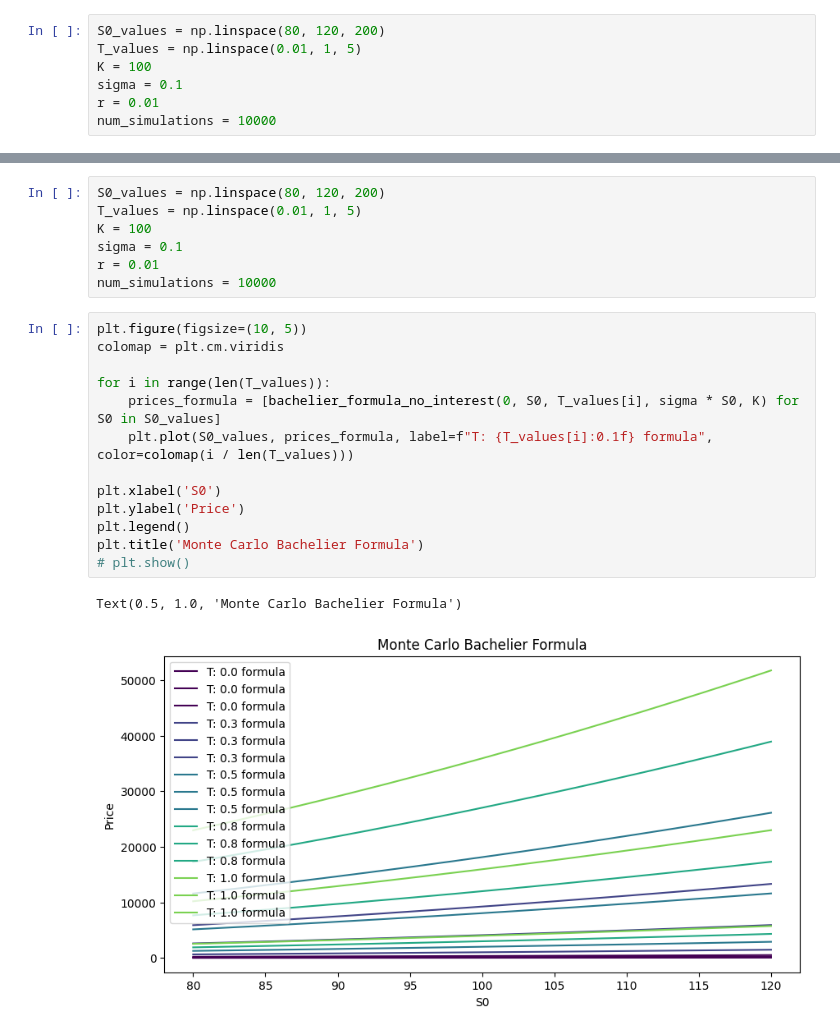
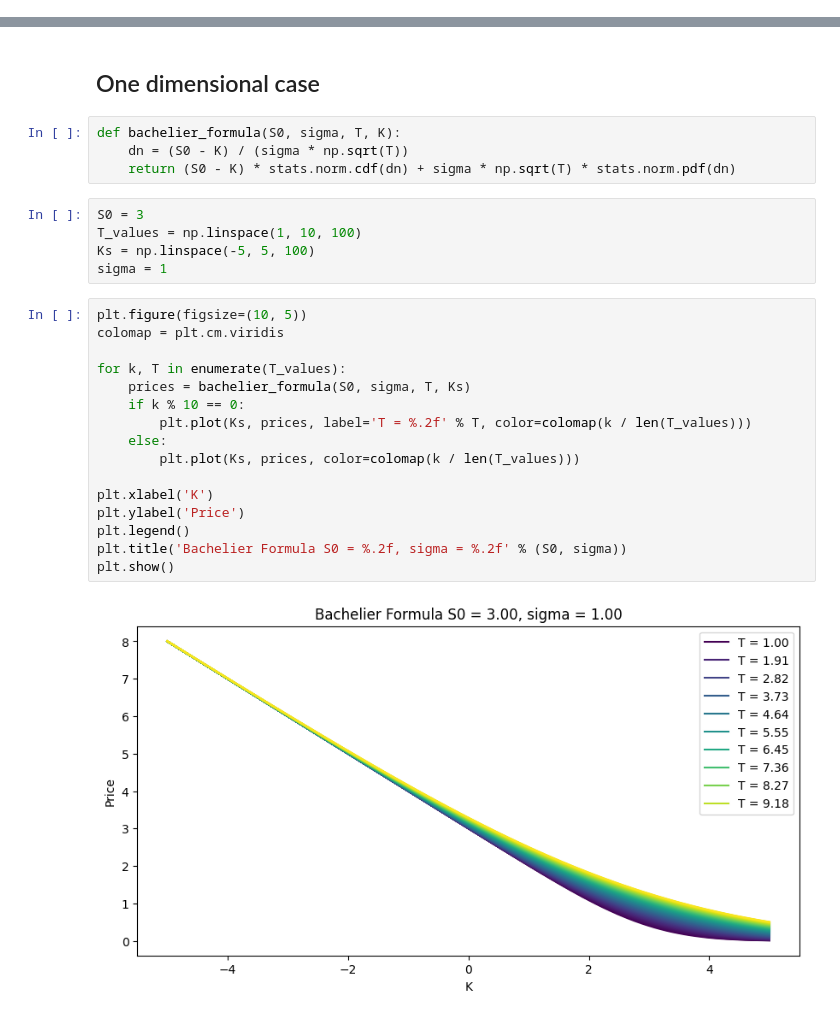
Before and after one commit to antoine311200/BSDE-tensor-networks, a Jupyter notebook: simulation.ipynb, the cells around one changed output, grey strips where cells are left out. Cells and saved outputs as stored; diff of their text form.

Commit message:
Basket and Bachelier (formule + monte carlo))

```diff
--- a/simulation.ipynb
+++ b/simulation.ipynb
@@ -35,7 +5,0 @@ def monte_carlo_bachelier(S0, T, sigma, K, N):
-# %%
-S0_values = np.linspace(80, 120, 200)
-T_values = np.linspace(0.01, 1, 5)
-K = 100
-sigma = 0.1
-r = 0.01
-num_simulations = 10000
@@ -70,23 +6,29 @@ plt.show()
-# %%
-S0_values = np.linspace(80, 120, 200)
-T_values = np.linspace(0.01, 1, 5)
-K = 100
-sigma = 0.1
-r = 0.01
-num_simulations = 10000
+# %% [markdown]
+## One dimensional case
+# %%
+def bachelier_formula(S0, sigma, T, K):
+    dn = (S0 - K) / (sigma * np.sqrt(T))
+    return (S0 - K) * stats.norm.cdf(dn) + sigma * np.sqrt(T) * stats.norm.pdf(dn)
+# %%
+S0 = 3
+T_values = np.linspace(1, 10, 100)
+Ks = np.linspace(-5, 5, 100)
+sigma = 1
 # %%
 plt.figure(figsize=(10, 5))
 colomap = plt.cm.viridis
 
-for i in range(len(T_values)):
-    prices_formula = [bachelier_formula_no_interest(0, S0, T_values[i], sigma * S0, K) for S0 in S0_values]
-    plt.plot(S0_values, prices_formula, label=f"T: {T_values[i]:0.1f} formula", color=colomap(i / len(T_values)))
+for k, T in enumerate(T_values):
+    prices = bachelier_formula(S0, sigma, T, Ks)
+    if k % 10 == 0:
+        plt.plot(Ks, prices, label='T = %.2f' % T, color=colomap(k / len(T_values)))
+    else:
+        plt.plot(Ks, prices, color=colomap(k / len(T_values)))
 
-plt.xlabel('S0')
+plt.xlabel('K')
 plt.ylabel('Price')
 plt.legend()
-plt.title('Monte Carlo Bachelier Formula')
-# plt.show()
+plt.title('Bachelier Formula S0 = %.2f, sigma = %.2f' % (S0, sigma))
+plt.show()
 # %% [output]
-Text(0.5, 1.0, 'Monte Carlo Bachelier Formula')
-[figure, old version]
+[figure, new version]
```
Also changed, not shown: parts of 24 cells of this notebook.
